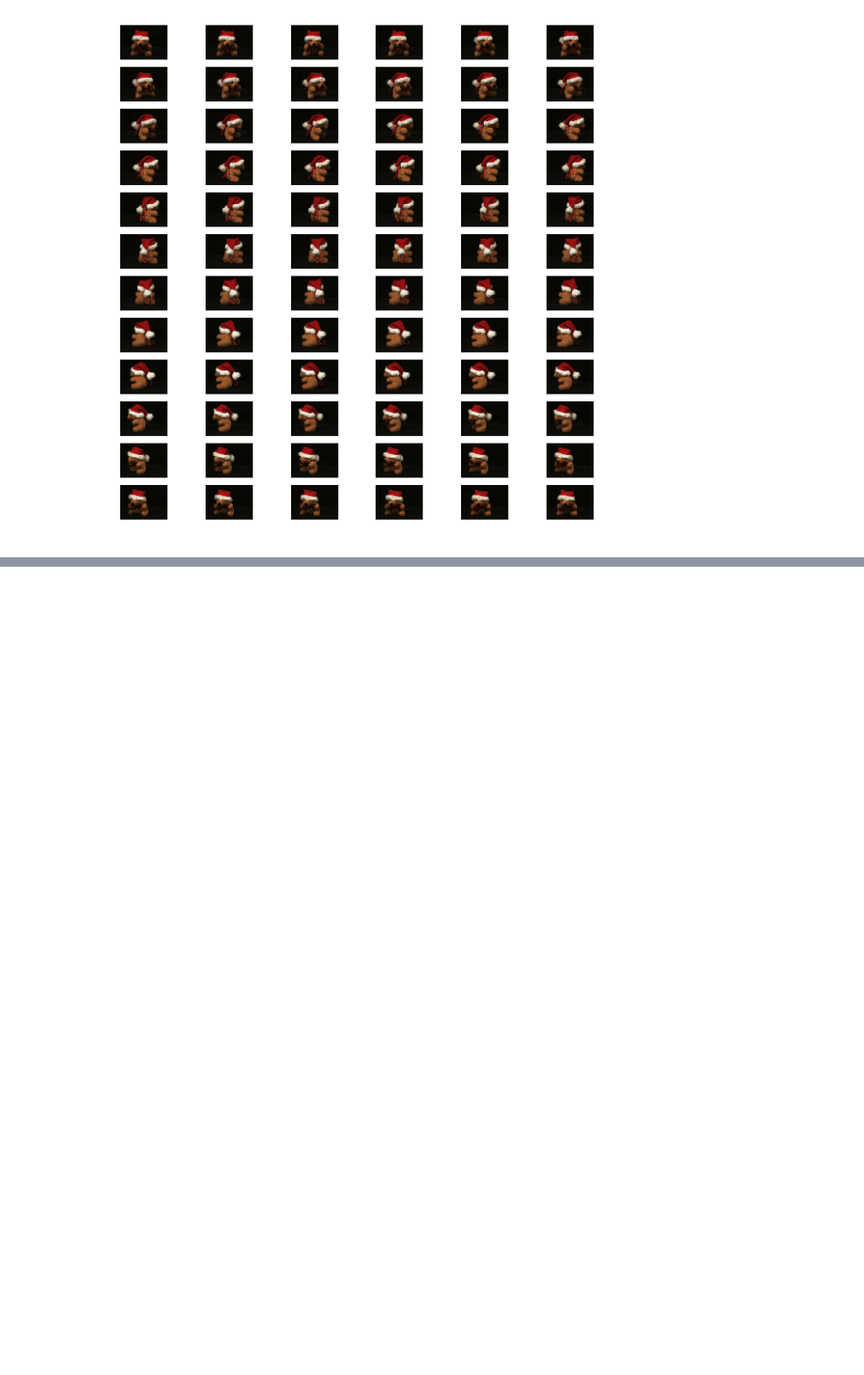
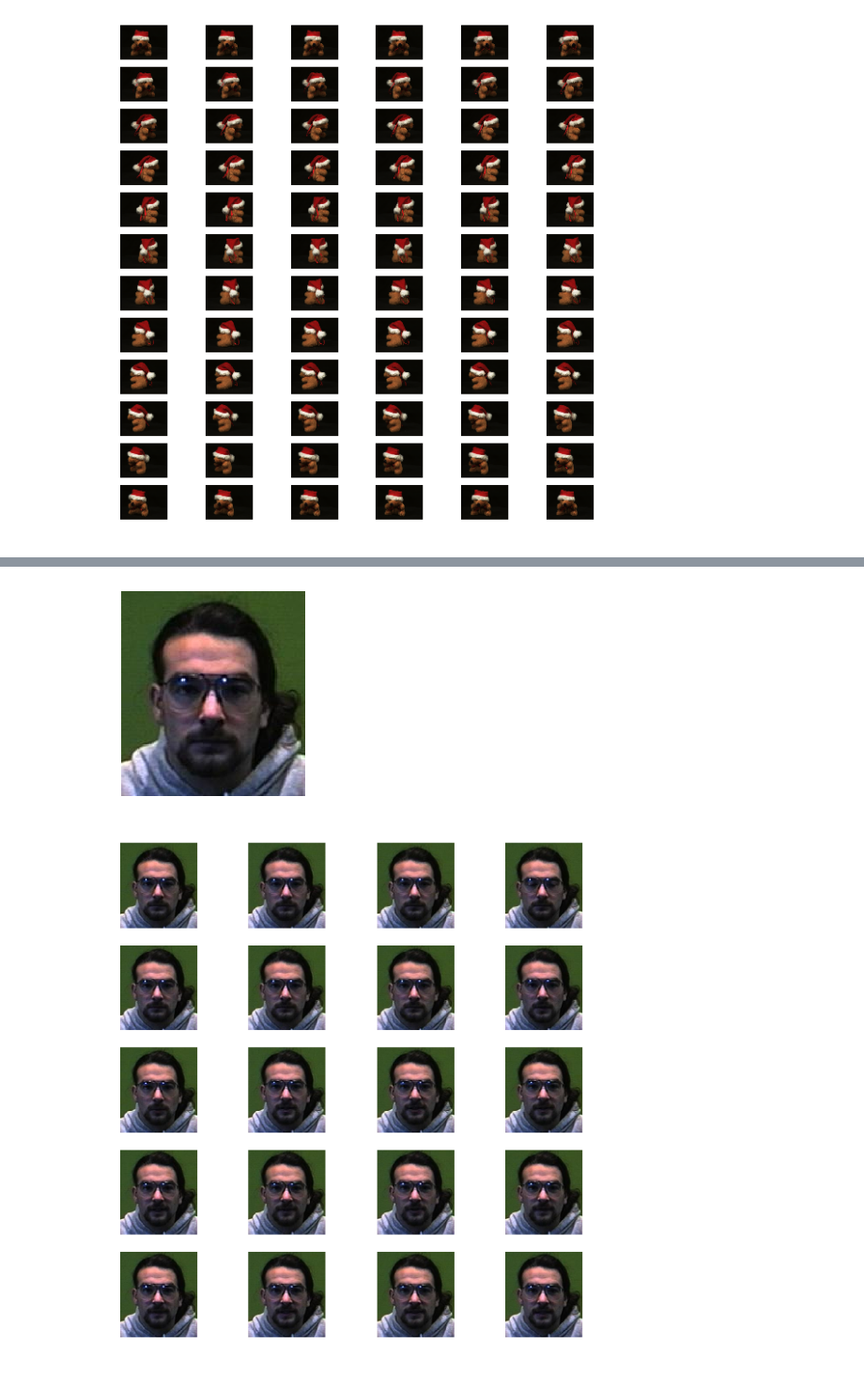
Before and after one commit to FirasAzzouz/Projet-S8, a Jupyter notebook: Lecture_et_visualisation_des_images.ipynb, the cells around one changed output, grey strips where cells are left out. Shown at 94% size. Cells and saved outputs as stored; diff of their text form; code cells hidden in the pictures; blank space fills up the shorter version.

```diff
--- a/Lecture_et_visualisation_des_images.ipynb
+++ b/Lecture_et_visualisation_des_images.ipynb
@@ -27,0 +31,10 @@ if __name__ == '__main__':
+# %%
+from Image_reading import *
+from Visualisation import *
+if __name__ == '__main__':
+    X=read_image_3(0,0)
+    plot_image (X)
+    plot_face_1(0)
+# %% [output]
+[figure, added]
+[figure, added]
```
Also changed, not shown: parts of 2 cells of this notebook, 2 other files.
